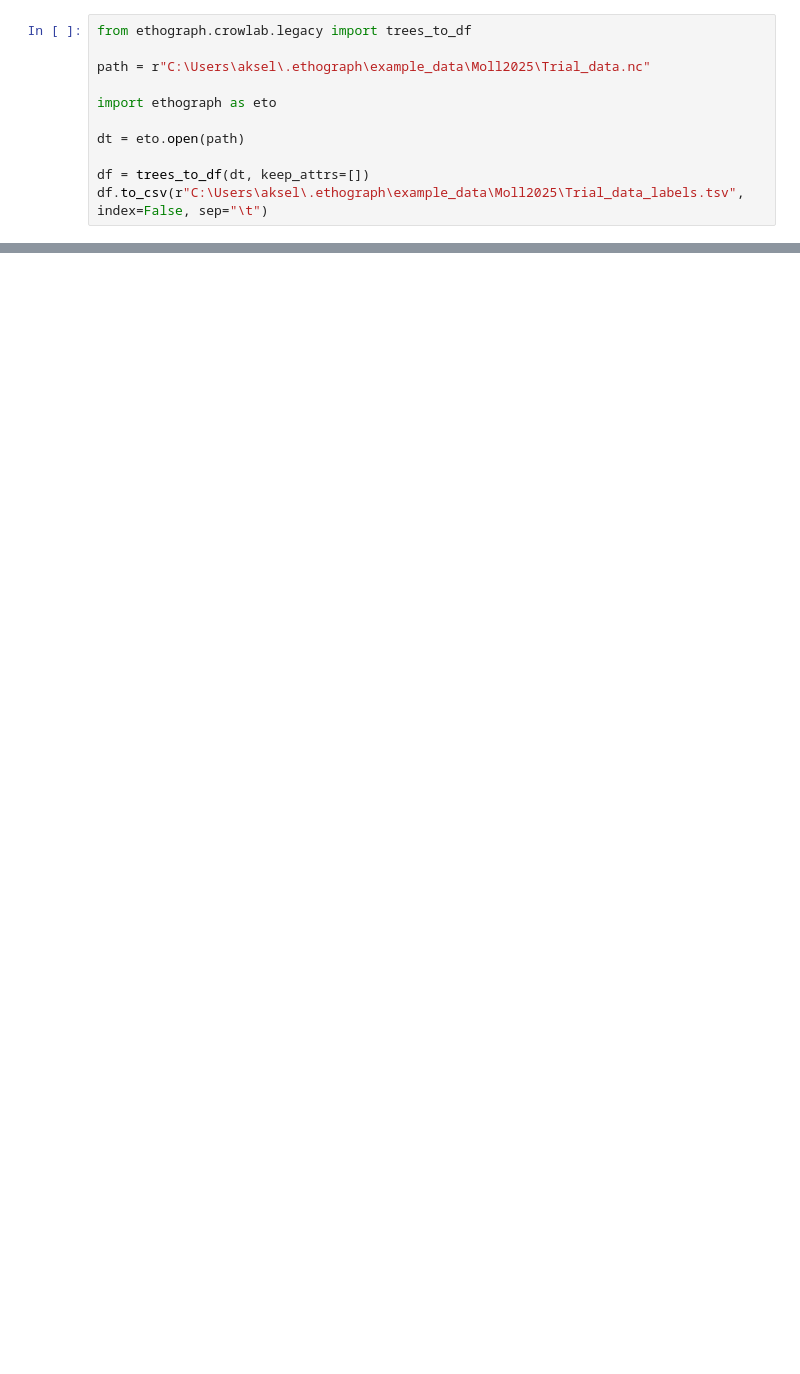
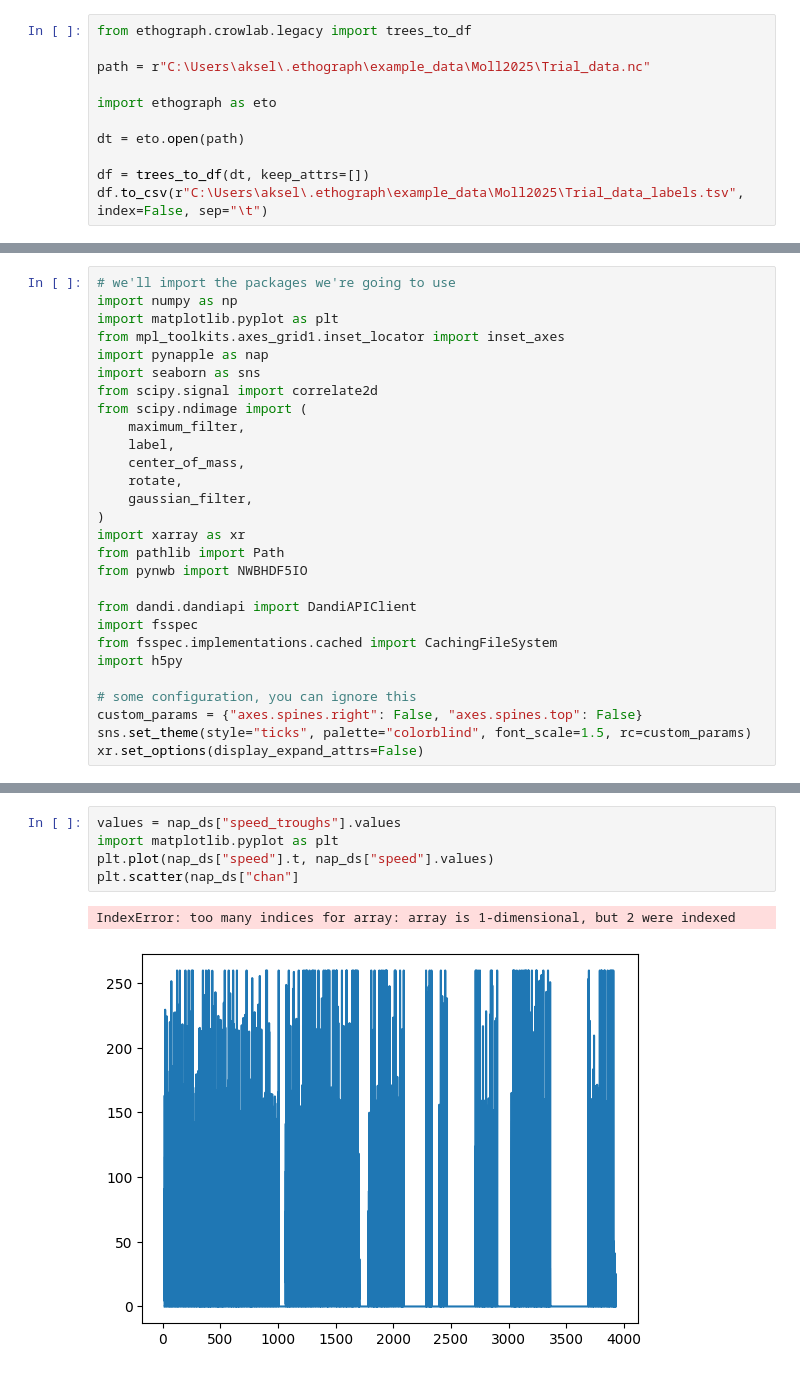
Before and after one commit to Akseli-Ilmanen/EthoGraph, a Jupyter notebook: test.ipynb, the cells around one changed output, grey strips where cells are left out. Saved outputs shown, nothing was run; the diff lists cells and outputs as text; blank space fills up the shorter version.

Commit message:
pynapple io testing

```diff
--- a/test.ipynb
+++ b/test.ipynb
@@ -19,0 +48,28 @@ data
+# %%
+# we'll import the packages we're going to use
+import numpy as np
+import matplotlib.pyplot as plt
+from mpl_toolkits.axes_grid1.inset_locator import inset_axes
+import pynapple as nap
+import seaborn as sns
+from scipy.signal import correlate2d
+from scipy.ndimage import (
+    maximum_filter,
+    label,
+    center_of_mass,
+    rotate,
+    gaussian_filter,
+)
+import xarray as xr
+from pathlib import Path
+from pynwb import NWBHDF5IO
+
+from dandi.dandiapi import DandiAPIClient
+import fsspec
+from fsspec.implementations.cached import CachingFileSystem
+import h5py
+
+# some configuration, you can ignore this
+custom_params = {"axes.spines.right": False, "axes.spines.top": False}
+sns.set_theme(style="ticks", palette="colorblind", font_scale=1.5, rc=custom_params)
+xr.set_options(display_expand_attrs=False)
@@ -19,0 +429,8 @@ data
+# %%
+values = nap_ds["speed_troughs"].values
+import matplotlib.pyplot as plt
+plt.plot(nap_ds["speed"].t, nap_ds["speed"].values)
+plt.scatter(nap_ds["chan"]
+# %% [output]
+IndexError: too many indices for array: array is 1-dimensional, but 2 were indexed
+[figure, added]
```
Also changed, not shown: parts of 25 cells of this notebook, 5 other files.
